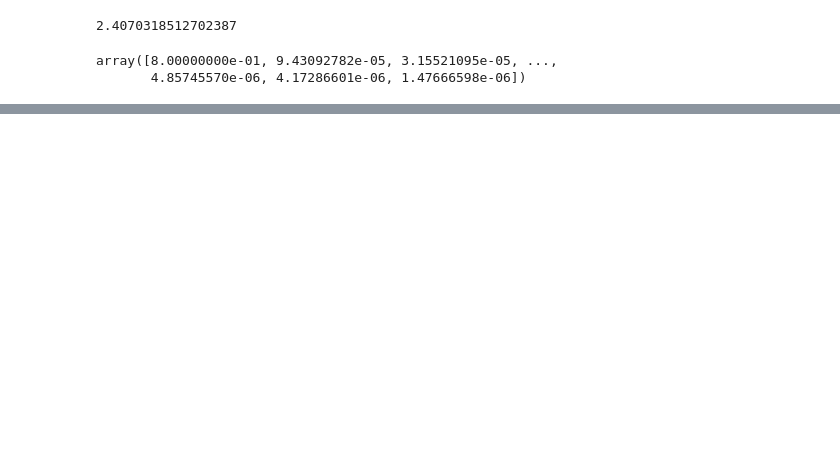
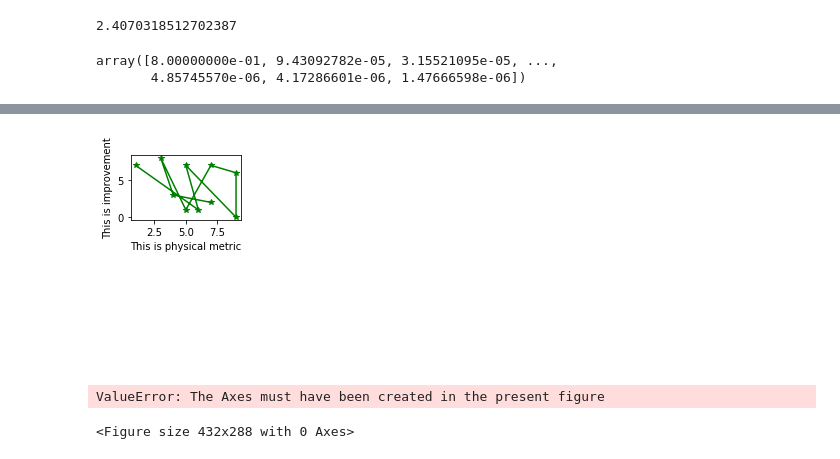
Before and after one commit to paviudes/chflow, a Jupyter notebook: src/multi_qubit.ipynb, the cells around one changed output, grey strips where cells are left out. Saved outputs shown, nothing was run; the diff lists cells and outputs as text; code cells hidden in the pictures; blank space fills up the shorter version.

```diff
--- a/src/multi_qubit.ipynb
+++ b/src/multi_qubit.ipynb
@@ -121,0 +194,11 @@ def PauliDistributionPlot(pauliprobs, qcode, nreps=5, max_weight=None):
+# %%
+ax4.figure
+# %% [output]
+[figure, added]
+# %%
+fig = plt.figure()
+ax5 = fig.add_axes(ax3)
+ax6 = fig.add_axes(ax4) # inset axes
+# %% [output]
+ValueError: The Axes must have been created in the present figure
+<Figure size 432x288 with 0 Axes>
```
Also changed, not shown: parts of 10 cells of this notebook, 10 other files.
